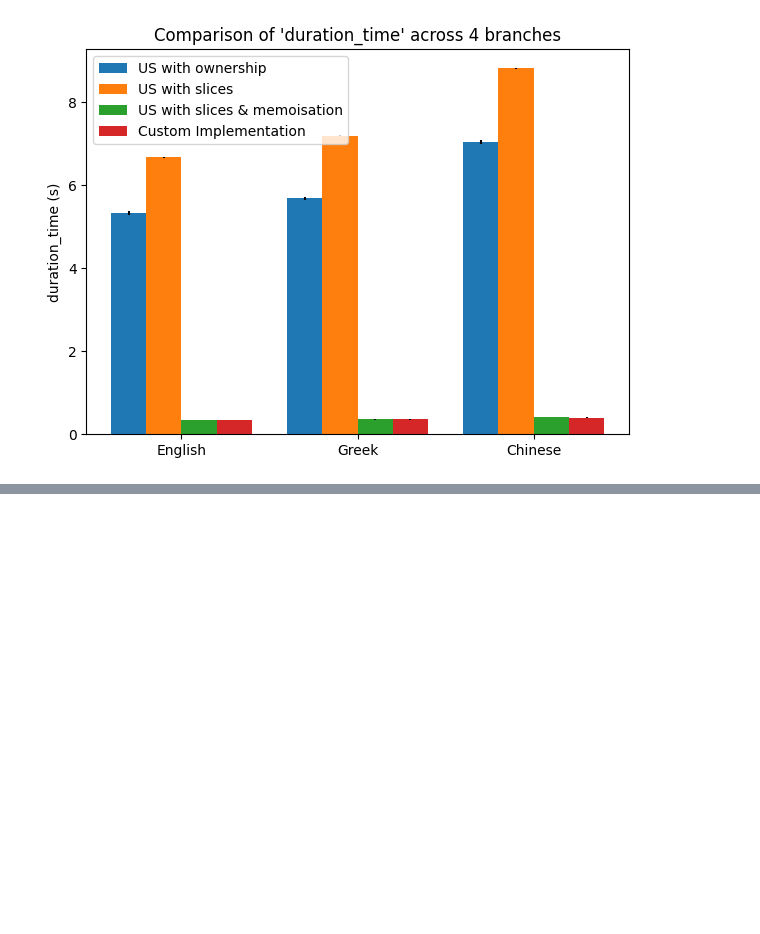
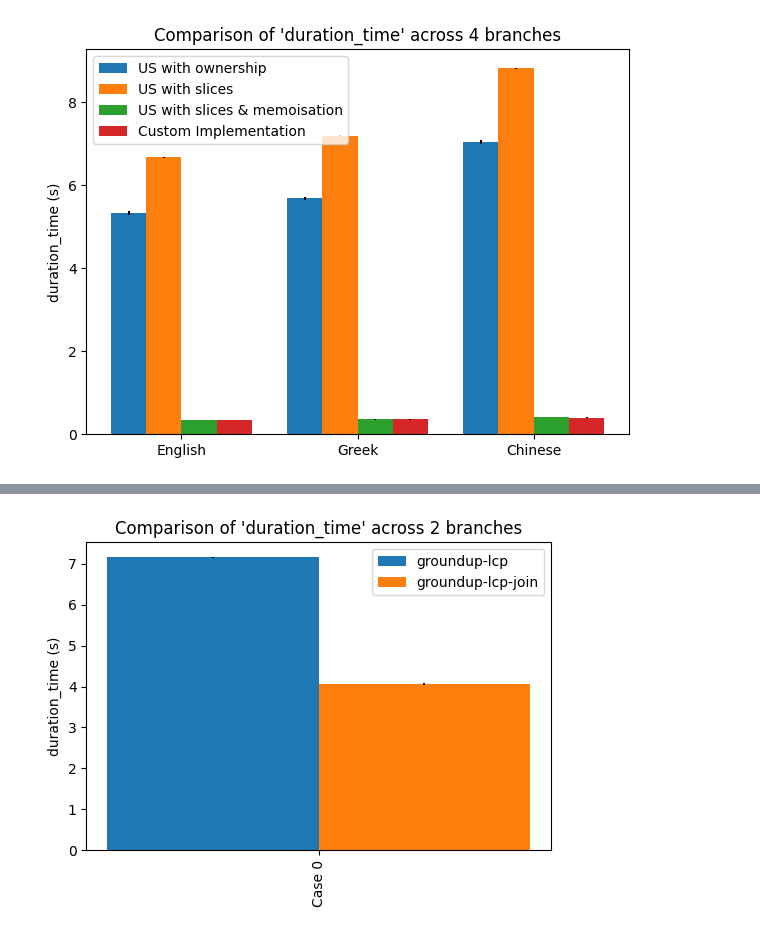
Before and after one commit to a-hutton/fc-benchmarker, a Jupyter notebook: Report.ipynb, the cells around one changed output, grey strips where cells are left out. Cells and saved outputs as stored; diff of their text form; code cells hidden in the pictures; blank space fills up the shorter version.

```diff
--- a/Report.ipynb
+++ b/Report.ipynb
@@ -127,0 +381,9 @@ perf.plot_formula_comparison(perf.PerfEvent.DURATION_TIME, strings_bench_results
+# %%
+formula = 'l=";"c";" && c=a "," b && ¬(exists p exists s  c = p ";"  s) && ¬(exists p exists s  a = p "," s)'
+
+words = [';aa,cc;11,22;something here,more content;and more,here;']
+results = test_runner.benchmark_branches(
+    cases=fc_test_cases(formula, *words),
+    branches=["groundup-lcp", "groundup-lcp-join"],
+    num_trials=3
+)
@@ -127,0 +424,4 @@ perf.plot_formula_comparison(perf.PerfEvent.DURATION_TIME, strings_bench_results
+# %%
+plot_formula_comparison(PerfEvent.DURATION_TIME, results)
+# %% [output]
+[figure, added]
```
Also changed, not shown: parts of 15 cells of this notebook.
